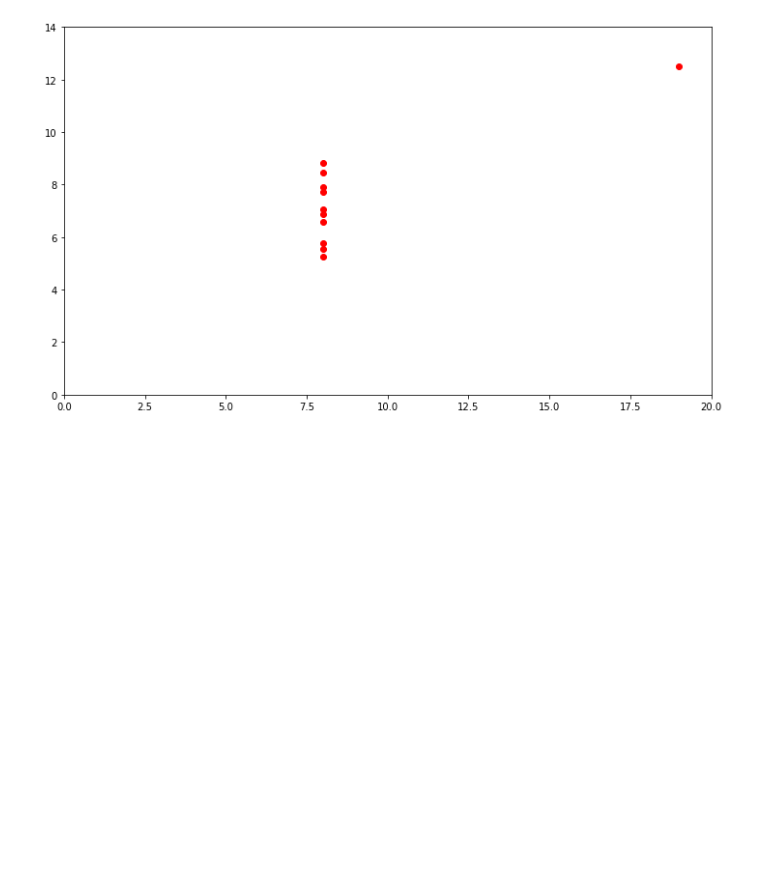
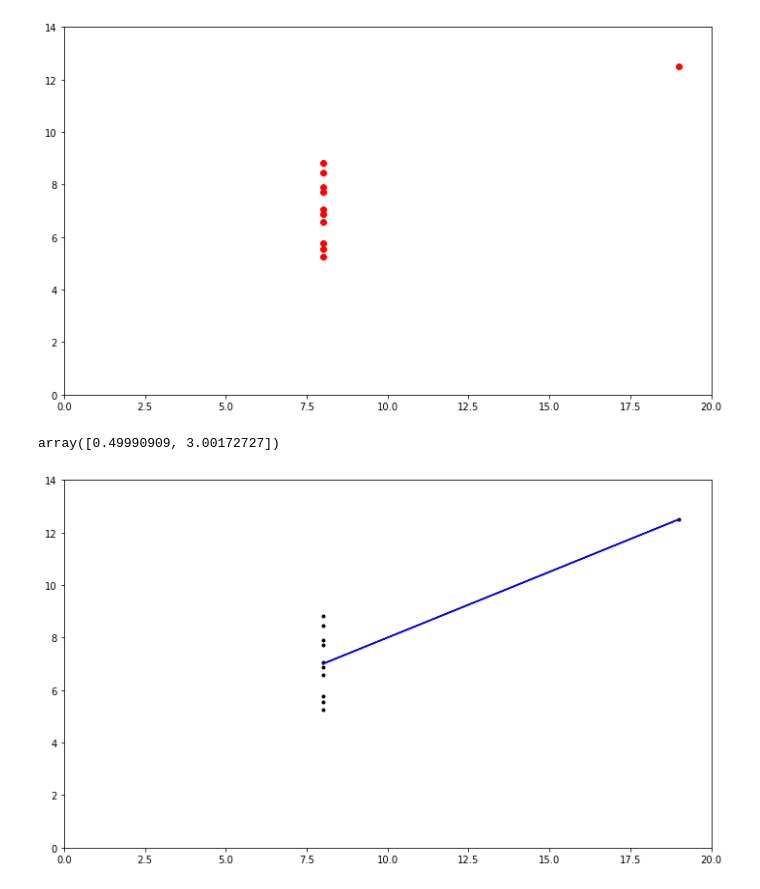
Before and after one commit to Nayade2lu/anscombes, a Jupyter notebook: Anscombes.ipynb, the cells around one changed output. Cells and saved outputs as stored; diff of their text form; code cells hidden in the pictures; blank space fills up the shorter version.

Commit message:
linear regression best fit line dta set 4

```diff
--- a/Anscombes.ipynb
+++ b/Anscombes.ipynb
@@ -199,0 +206,24 @@ plt.show()
+# %%
+#obtain the mean and the cost for the fourth data set, the funtion np.polyfit gives us this informatio
+np.polyfit(x4, y4, 1)
+# %% [output]
+array([0.49990909, 3.00172727])
+# %%
+#declare the variable m4 as the value for mean for the fourth data set
+m4 = 0.49990909
+# %%
+#declare the variable c4 as the value for cost for the fourth data set
+c4 = 3.00172727
+# %%
+#convert x4 from a list of floats into an array,  thus I would be able to use it to calculate the best fit line.
+#In Python, multiplying a string and a float makes no defined meaning
+x4 = np.asarray(x4)
+# %%
+# Plot the best fit line for the secod sata set.
+plt.plot(x4, y4, 'k.', label='Original data')
+plt.plot(x4, m4 * x4 + c4, 'b-', label='Best fit line')
+plt.axis([0, 20, 0, 14])
+# Show the plot.
+plt.show()
+# %% [output]
+[figure, added]
```
Also changed, not shown: parts of 7 cells of this notebook.
